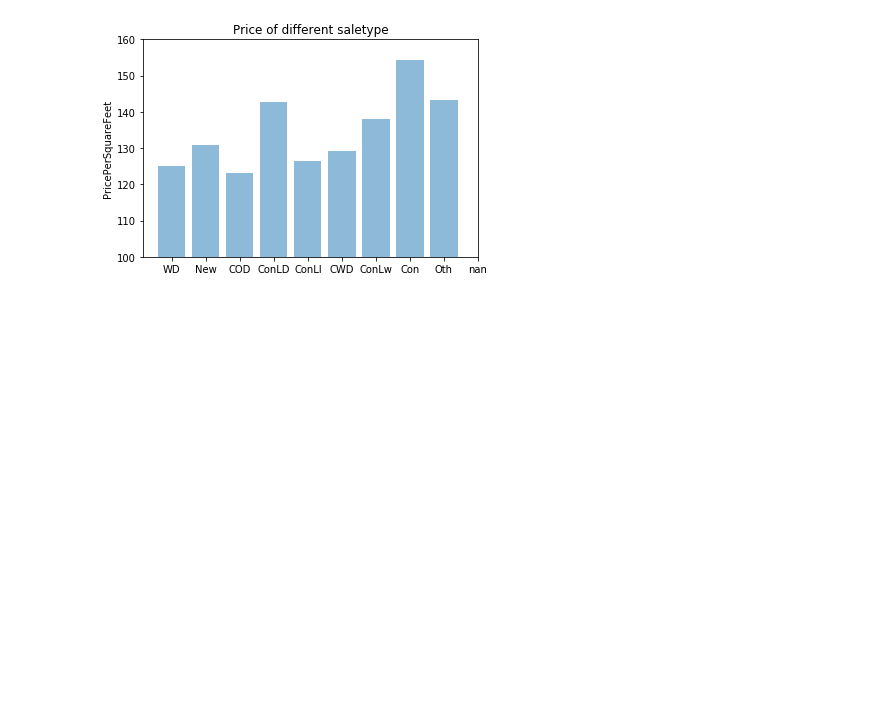
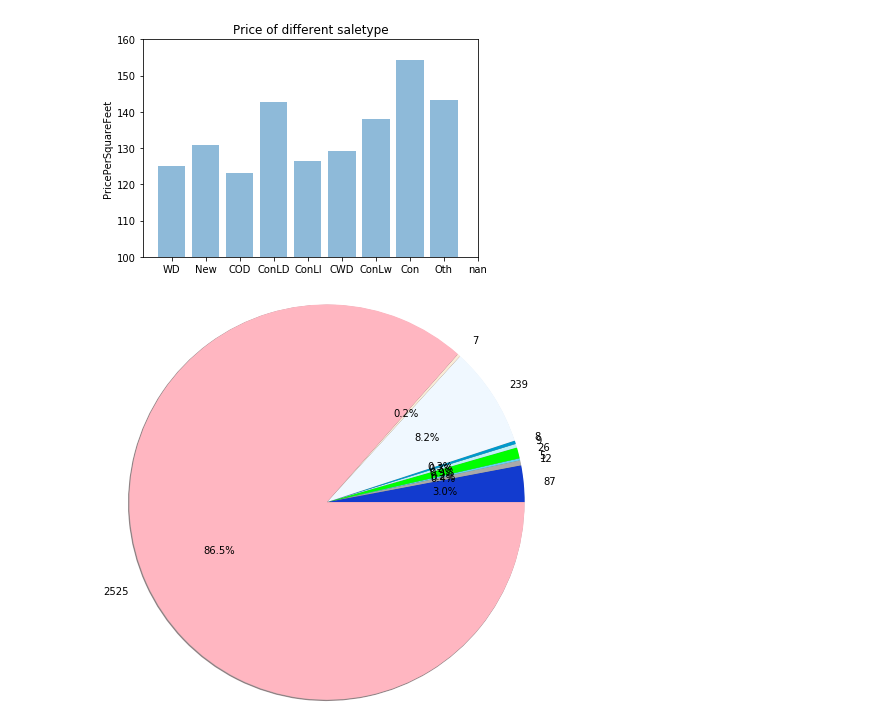
Before and after one commit to muh005/Housing-Price-Analysis, a Jupyter notebook: FinalProject.ipynb, the cells around one changed output. Cells and saved outputs as stored; diff of their text form; code cells hidden in the pictures; blank space fills up the shorter version.

```diff
--- a/FinalProject.ipynb
+++ b/FinalProject.ipynb
@@ -262,3 +263,12 @@ axes.set_ylim([100,160])
 # %% [output]
 (100, 160)
 [figure]
+# %%
+saletype_tbl = df[['SaleType','PricePerSquare']].groupby('SaleType').count()
+the_grid = GridSpec(2, 2)
+plt.subplot(the_grid[0, 0], aspect=1)
+plt.pie(saletype_tbl['PricePerSquare'], labels=list(saletype_tbl['PricePerSquare']), autopct='%1.1f%%', shadow=True,
+radius = 5, colors=['#123BCF', '#A9A9A9', '#63D1F4', '#00FF00','#C1F0F6', '#0099CC', '#F0F8FF', '#FAEBD7', '#FFB6C1', '#A9A9A9'])
+plt.show()
+# %% [output]
+[figure, added]
```
Also changed, not shown: parts of 6 cells of this notebook, 1 other file.
